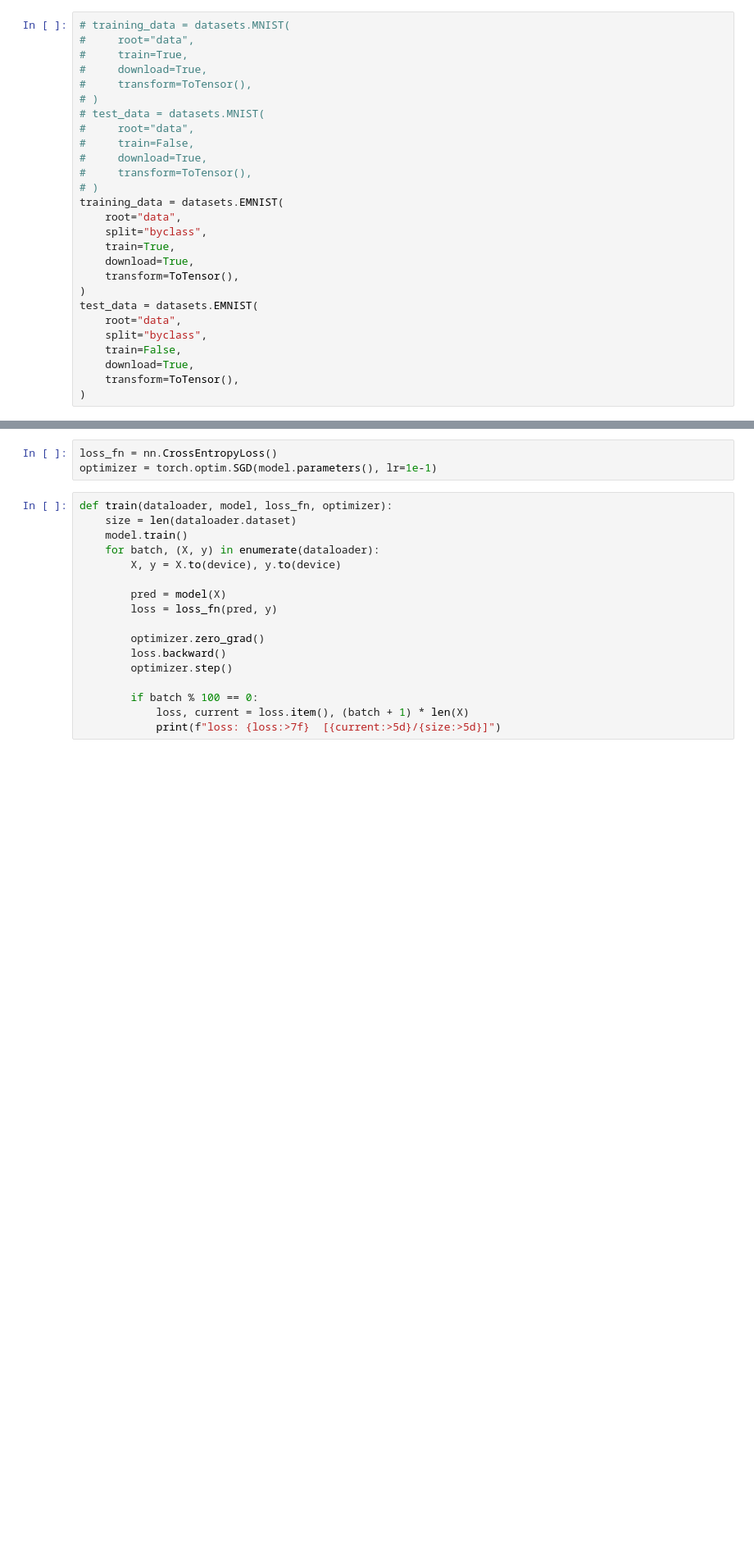
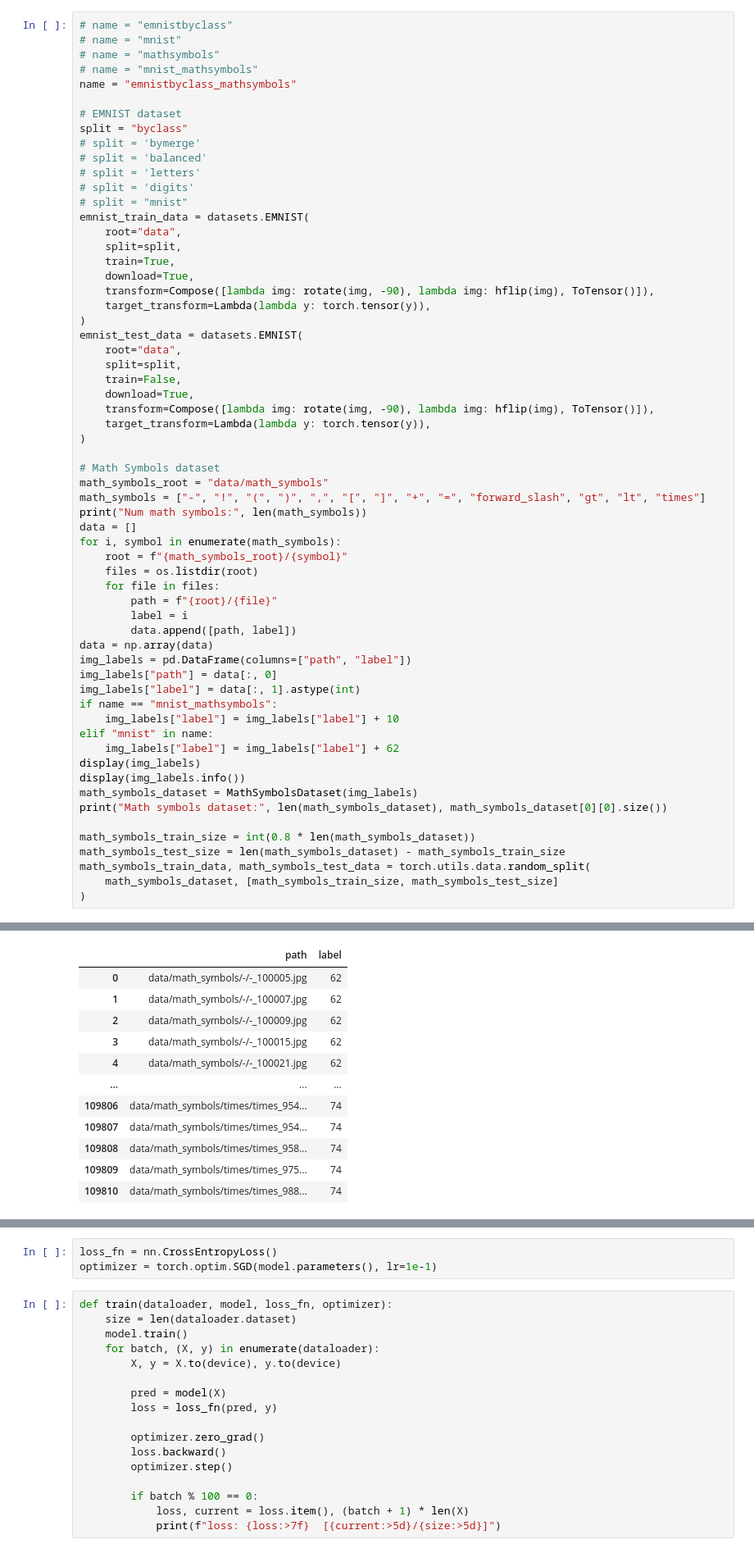
Before and after one commit to ryantran2165/cmpe295-lms, a Jupyter notebook: cmpe295a-ml/train_classifier.ipynb, the cells around one changed output, grey strips where cells are left out. Shown at 82% size. Drawn from its saved outputs; the diff is of its cells as text; blank space fills up the shorter version.

```diff
--- a/cmpe295a-ml/train_classifier.ipynb
+++ b/cmpe295a-ml/train_classifier.ipynb
@@ -7,27 +54,62 @@ from torchvision.transforms import ToTensor
 # %%
-# training_data = datasets.MNIST(
-#     root="data",
-#     train=True,
-#     download=True,
-#     transform=ToTensor(),
-# )
-# test_data = datasets.MNIST(
-#     root="data",
-#     train=False,
-#     download=True,
-#     transform=ToTensor(),
-# )
-training_data = datasets.EMNIST(
+# name = "emnistbyclass"
+# name = "mnist"
+# name = "mathsymbols"
+# name = "mnist_mathsymbols"
+name = "emnistbyclass_mathsymbols"
+
+# EMNIST dataset
+split = "byclass"
+# split = 'bymerge'
+# split = 'balanced'
+# split = 'letters'
+# split = 'digits'
+# split = "mnist"
+emnist_train_data = datasets.EMNIST(
     root="data",
-    split="byclass",
+    split=split,
     train=True,
     download=True,
-    transform=ToTensor(),
+    transform=Compose([lambda img: rotate(img, -90), lambda img: hflip(img), ToTensor()]),
+    target_transform=Lambda(lambda y: torch.tensor(y)),
 )
-test_data = datasets.EMNIST(
+emnist_test_data = datasets.EMNIST(
     root="data",
-    split="byclass",
+    split=split,
     train=False,
     download=True,
-    transform=ToTensor(),
+    transform=Compose([lambda img: rotate(img, -90), lambda img: hflip(img), ToTensor()]),
+    target_transform=Lambda(lambda y: torch.tensor(y)),
 )
+
+# Math Symbols dataset
+math_symbols_root = "data/math_symbols"
+math_symbols = ["-", "!", "(", ")", ",", "[", "]", "+", "=", "forward_slash", "gt", "lt", "times"]
+print("Num math symbols:", len(math_symbols))
+data = []
+for i, symbol in enumerate(math_symbols):
+    root = f"{math_symbols_root}/{symbol}"
+    files = os.listdir(root)
+    for file in files:
+        path = f"{root}/{file}"
+        label = i
+        data.append([path, label])
+data = np.array(data)
+img_labels = pd.DataFrame(columns=["path", "label"])
+img_labels["path"] = data[:, 0]
+img_labels["label"] = data[:, 1].astype(int)
+if name == "mnist_mathsymbols":
+    img_labels["label"] = img_labels["label"] + 10
+elif "mnist" in name:
+    img_labels["label"] = img_labels["label"] + 62
+display(img_labels)
+display(img_labels.info())
+math_symbols_dataset = MathSymbolsDataset(img_labels)
+print("Math symbols dataset:", len(math_symbols_dataset), math_symbols_dataset[0][0].size())
+
+math_symbols_train_size = int(0.8 * len(math_symbols_dataset))
+math_symbols_test_size = len(math_symbols_dataset) - math_symbols_train_size
+math_symbols_train_data, math_symbols_test_data = torch.utils.data.random_split(
+    math_symbols_dataset, [math_symbols_train_size, math_symbols_test_size]
+)
+# %% [output]
@@ -33,0 +117,12 @@ test_data = datasets.EMNIST(
+|  | path | label |
+| 0 | data/math_symbols/-/-_100005.jpg | 62 |
+| 1 | data/math_symbols/-/-_100007.jpg | 62 |
+| 2 | data/math_symbols/-/-_100009.jpg | 62 |
+| 3 | data/math_symbols/-/-_100015.jpg | 62 |
+| 4 | data/math_symbols/-/-_100021.jpg | 62 |
+| ... | ... | ... |
+| 109806 | data/math_symbols/times/times_954... | 74 |
+| 109807 | data/math_symbols/times/times_954... | 74 |
+| 109808 | data/math_symbols/times/times_958... | 74 |
+| 109809 | data/math_symbols/times/times_975... | 74 |
+| 109810 | data/math_symbols/times/times_988... | 74 |
```
Also changed, not shown: parts of 15 cells of this notebook, 34 other files.
